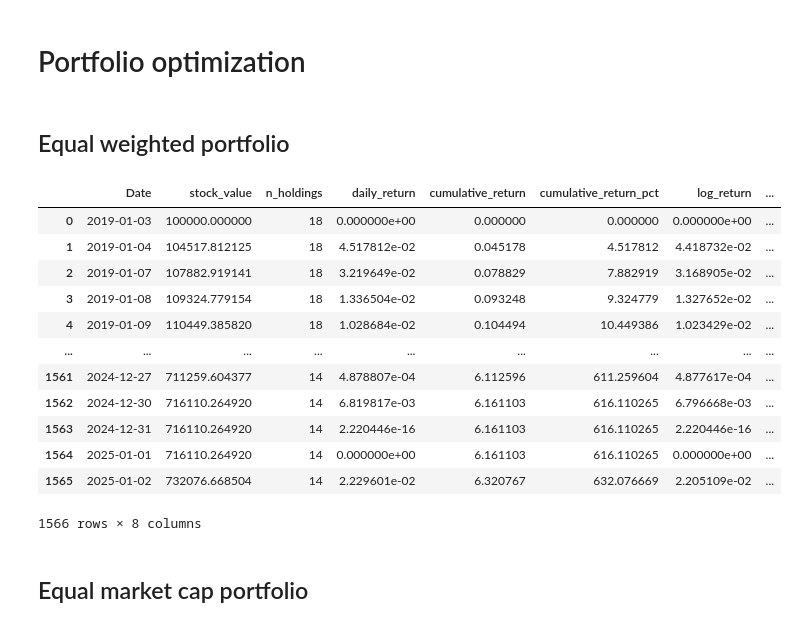
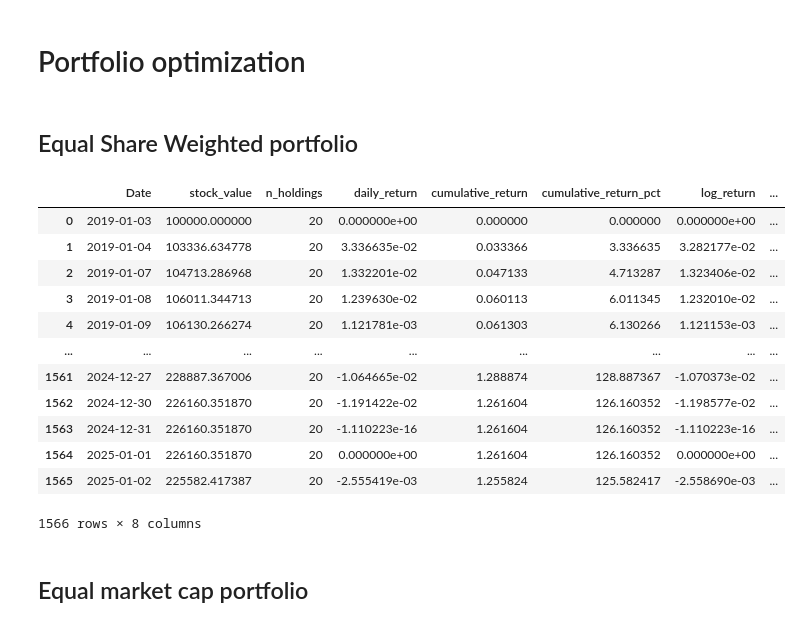
Before and after one commit to AaronLyu95/Congress_Trading, a Jupyter notebook: M6_code_0_4_Aaron.ipynb, the cells around one changed output. Cells and saved outputs as stored; diff of their text form; code cells hidden in the pictures.

Commit message:
update top n stocks function

```diff
--- a/M6_code_0_4_Aaron.ipynb
+++ b/M6_code_0_4_Aaron.ipynb
@@ -804,13 +804,13 @@ class Congressman_df:
 
         return pd.DataFrame(records).sort_values('Date').reset_index(drop=True)
 
-    def get_position(self, as_of_date):
+    def get_position(self, as_of_date, date_type='Date'):
         """Get portfolio positions as of a specific date (in dollar amounts)."""
         if self.positions_df.empty:
             return {}
 
         as_of = pd.to_datetime(as_of_date)
-        df = self.positions_df[self.positions_df['Date'] <= as_of]
+        df = self.positions_df[self.positions_df[date_type] <= as_of]
 
         if df.empty:
             return {}
@@ -1963,7 +1960,7 @@ class CustomPortfolio:
     Builds optimized portfolio from top N congressional holdings.
 
     Weighting schemes:
-    - equal_weight: Equal number of shares per stock
+    - equal_share_weight: Equal number of shares per stock
     - equal_value: Equal dollar value per stock (1/N of capital each)
     - mean_variance: Optimize using historical returns/covariance
 
@@ -2065,7 +2062,7 @@ class CustomPortfolio:
         to ensure stock_value continuity across rebalance.
         """
         # Get top N stocks
-        top_stocks = get_top_n_stocks_at_date(self.congressmen_list, date, self.n_stocks)
+        top_stocks = get_top_n_stocks_at_date(self.congressmen_list, date, self.n_stocks,  prices_df=self.prices_df)
 
         if not top_stocks:
             return
@@ -2116,11 +2113,10 @@ class CustomPortfolio:
         if n == 0:
             return [0] * len(tickers)  # No valid tickers
 
-        if self.weighting == 'equal_weight':
+        if self.weighting == 'equal_share_weight':
             # Equal number of shares - weight proportional to 1/price
-            inv_prices = [1/p for p in valid_prices]
-            total = sum(inv_prices)
-            valid_weights = [ip / total for ip in inv_prices]
+            total_price = sum(valid_prices)
+            valid_weights = [p / total_price for p in valid_prices]
 
         elif self.weighting == 'equal_value':
             # Equal dollar value per stock
@@ -2291,23 +2287,23 @@ class CustomPortfolio:
 
         return df
 # %% [markdown]
-## Equal weighted portfolio
+## Equal Share Weighted portfolio
 # %%
-equal_weight = CustomPortfolio(congressmen, prices_df, weighting='equal_weight')
-equal_weight.simulate()
+equal_share_weight = CustomPortfolio(congressmen, prices_df, weighting='equal_share_weight')
+equal_share_weight.simulate()
 # %% [output]
 |  | Date | stock_value | n_holdings | daily_return | cumulative_return | cumulative_return_pct | log_return | ... |
-| 0 | 2019-01-03 | 100000.000000 | 18 | 0.000000e+00 | 0.000000 | 0.000000 | 0.000000e+00 | ... |
-| 1 | 2019-01-04 | 104517.812125 | 18 | 4.517812e-02 | 0.045178 | 4.517812 | 4.418732e-02 | ... |
-| 2 | 2019-01-07 | 107882.919141 | 18 | 3.219649e-02 | 0.078829 | 7.882919 | 3.168905e-02 | ... |
-| 3 | 2019-01-08 | 109324.779154 | 18 | 1.336504e-02 | 0.093248 | 9.324779 | 1.327652e-02 | ... |
-| 4 | 2019-01-09 | 110449.385820 | 18 | 1.028684e-02 | 0.104494 | 10.449386 | 1.023429e-02 | ... |
+| 0 | 2019-01-03 | 100000.000000 | 20 | 0.000000e+00 | 0.000000 | 0.000000 | 0.000000e+00 | ... |
+| 1 | 2019-01-04 | 103336.634778 | 20 | 3.336635e-02 | 0.033366 | 3.336635 | 3.282177e-02 | ... |
+| 2 | 2019-01-07 | 104713.286968 | 20 | 1.332201e-02 | 0.047133 | 4.713287 | 1.323406e-02 | ... |
+| 3 | 2019-01-08 | 106011.344713 | 20 | 1.239630e-02 | 0.060113 | 6.011345 | 1.232010e-02 | ... |
+| 4 | 2019-01-09 | 106130.266274 | 20 | 1.121781e-03 | 0.061303 | 6.130266 | 1.121153e-03 | ... |
 | ... | ... | ... | ... | ... | ... | ... | ... | ... |
-| 1561 | 2024-12-27 | 711259.604377 | 14 | 4.878807e-04 | 6.112596 | 611.259604 | 4.877617e-04 | ... |
-| 1562 | 2024-12-30 | 716110.264920 | 14 | 6.819817e-03 | 6.161103 | 616.110265 | 6.796668e-03 | ... |
-| 1563 | 2024-12-31 | 716110.264920 | 14 | 2.220446e-16 | 6.161103 | 616.110265 | 2.220446e-16 | ... |
-| 1564 | 2025-01-01 | 716110.264920 | 14 | 0.000000e+00 | 6.161103 | 616.110265 | 0.000000e+00 | ... |
-| 1565 | 2025-01-02 | 732076.668504 | 14 | 2.229601e-02 | 6.320767 | 632.076669 | 2.205109e-02 | ... |
+| 1561 | 2024-12-27 | 228887.367006 | 20 | -1.064665e-02 | 1.288874 | 128.887367 | -1.070373e-02 | ... |
+| 1562 | 2024-12-30 | 226160.351870 | 20 | -1.191422e-02 | 1.261604 | 126.160352 | -1.198577e-02 | ... |
+| 1563 | 2024-12-31 | 226160.351870 | 20 | -1.110223e-16 | 1.261604 | 126.160352 | -1.110223e-16 | ... |
+| 1564 | 2025-01-01 | 226160.351870 | 20 | 0.000000e+00 | 1.261604 | 126.160352 | 0.000000e+00 | ... |
+| 1565 | 2025-01-02 | 225582.417387 | 20 | -2.555419e-03 | 1.255824 | 125.582417 | -2.558690e-03 | ... |
 1566 rows × 8 columns
 # %% [markdown]
 ## Equal market cap portfolio
```
Also changed, not shown: parts of 10 cells of this notebook, 1 other file.
